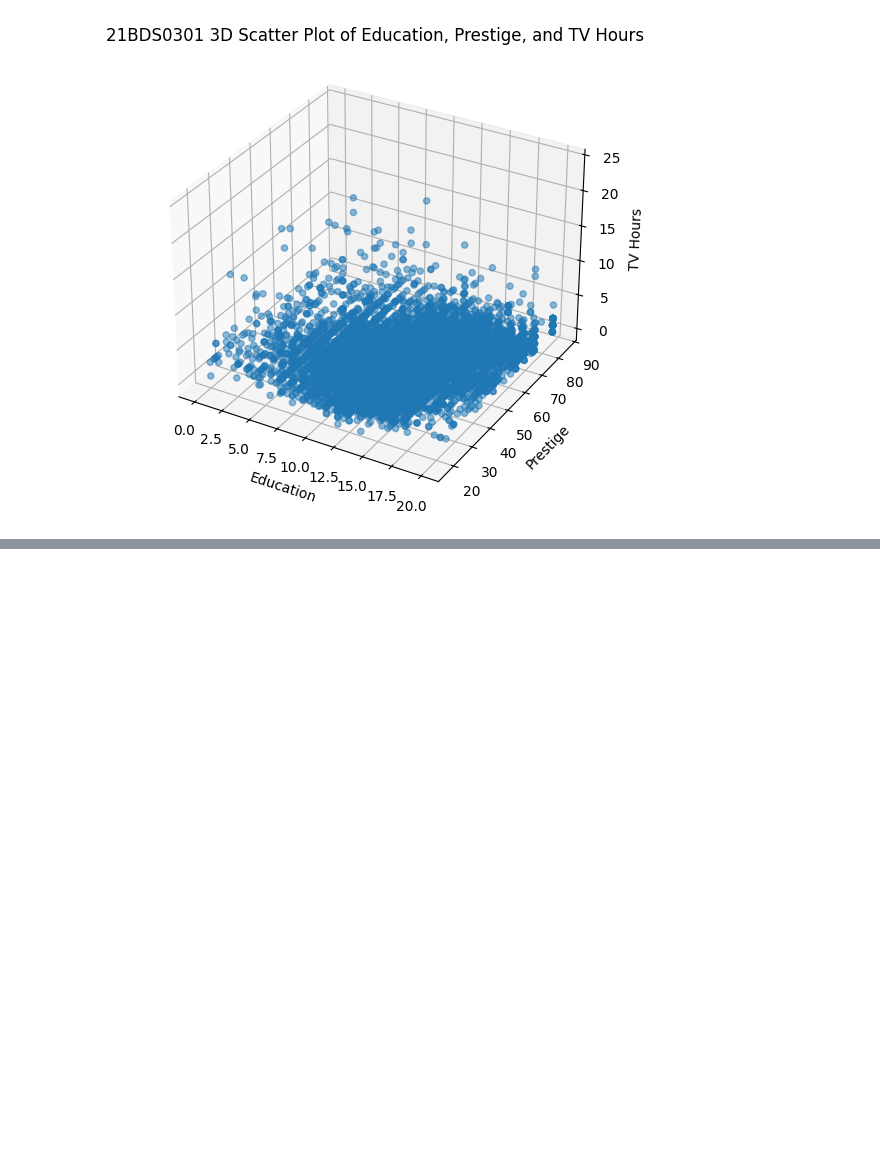
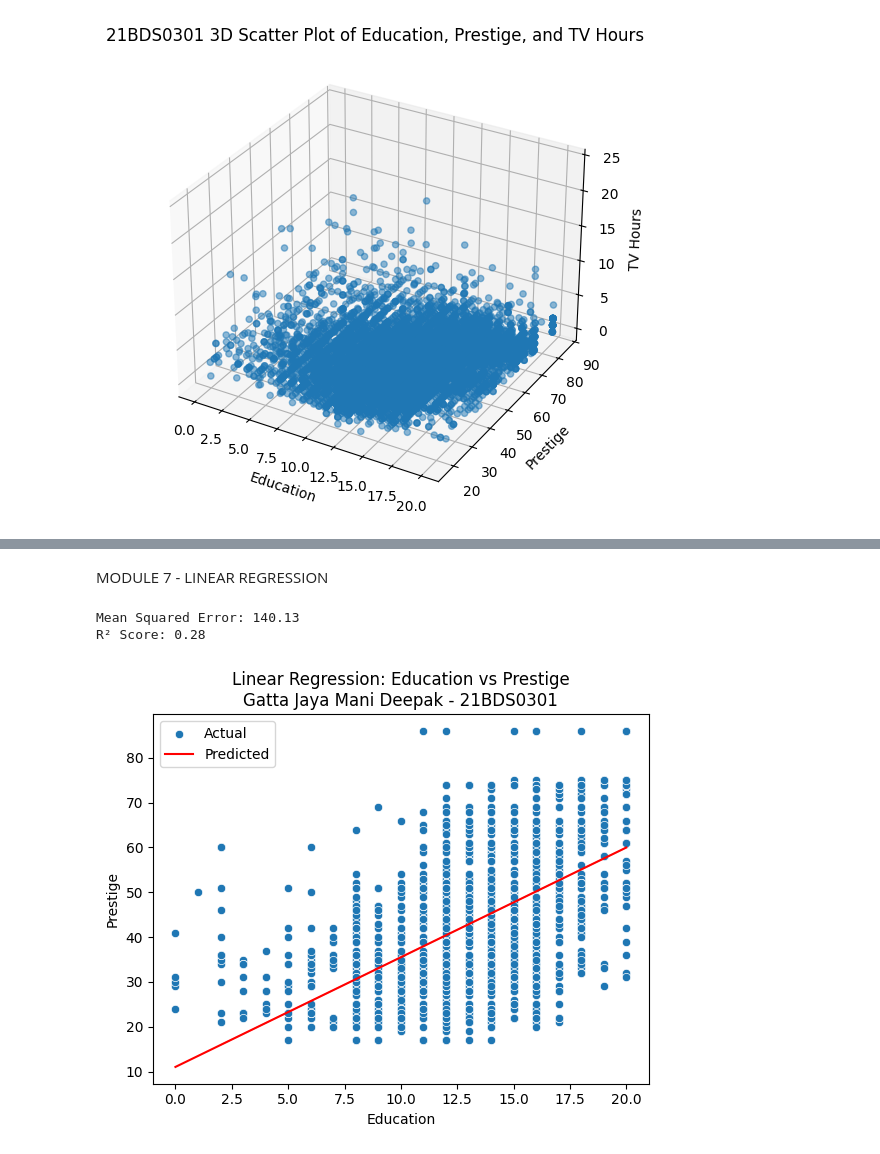
Before and after one commit to gattaDeepak/EDA, a Jupyter notebook: 21BDS0301_EDA.ipynb, the cells around one changed output, grey strips where cells are left out. Cells and saved outputs as stored; diff of their text form; code cells hidden in the pictures; blank space fills up the shorter version.

```diff
--- a/21BDS0301_EDA.ipynb
+++ b/21BDS0301_EDA.ipynb
@@ -175,0 +398,49 @@ plt.show()
+# %% [markdown]
+MODULE 7 - LINEAR REGRESSION
+# %%
+import pandas as pd
+import numpy as np
+from sklearn.linear_model import LinearRegression
+from sklearn.metrics import mean_squared_error, r2_score
+from sklearn.model_selection import train_test_split
+import matplotlib.pyplot as plt
+import seaborn as sns
+
+# Load your dataset
+df = pd.read_csv("happiness.csv")
+
+# Drop NA values for modeling
+df_model = df[['educ', 'prestige']].dropna()
+
+# --- Constructing Linear Regression Model ---
+X = df_model[['educ']]        # Feature
+y = df_model['prestige']      # Target
+
+X_train, X_test, y_train, y_test = train_test_split(X, y, test_size=0.2, random_state=42)
+
+model = LinearRegression()
+model.fit(X_train, y_train)
+
+# Predict
+y_pred = model.predict(X_test)
+
+# --- Evaluation ---
+mse = mean_squared_error(y_test, y_pred)
+r2 = r2_score(y_test, y_pred)
+
+print(f"Mean Squared Error: {mse:.2f}")
+print(f"R² Score: {r2:.2f}")
+
+# --- Visualize Regression Line ---
+plt.figure()
+sns.scatterplot(x=X_test['educ'], y=y_test, label="Actual")
+sns.lineplot(x=X_test['educ'], y=y_pred, color='red', label="Predicted")
+plt.title("Linear Regression: Education vs Prestige\nGatta Jaya Mani Deepak - 21BDS0301")
+plt.xlabel("Education")
+plt.ylabel("Prestige")
+plt.legend()
+plt.show()
+# %% [output]
+Mean Squared Error: 140.13
+R² Score: 0.28
+[figure, added]
```
Also changed, not shown: parts of 14 cells of this notebook.
